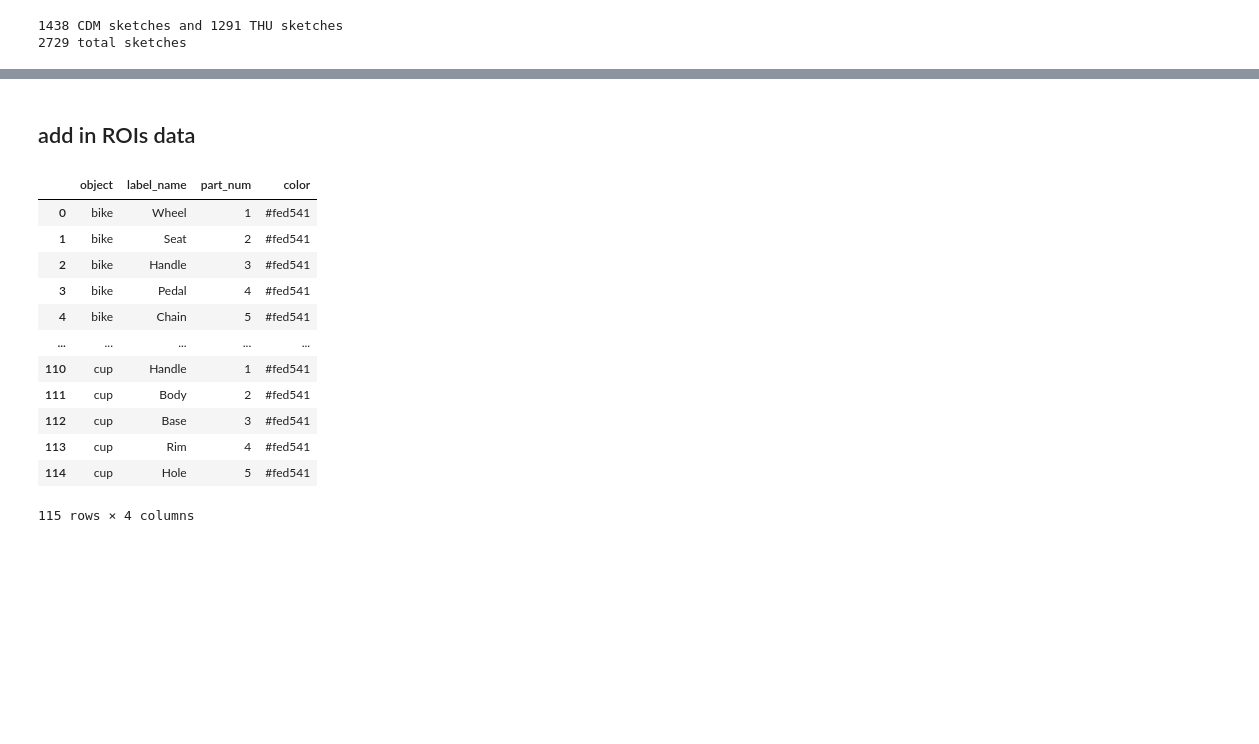
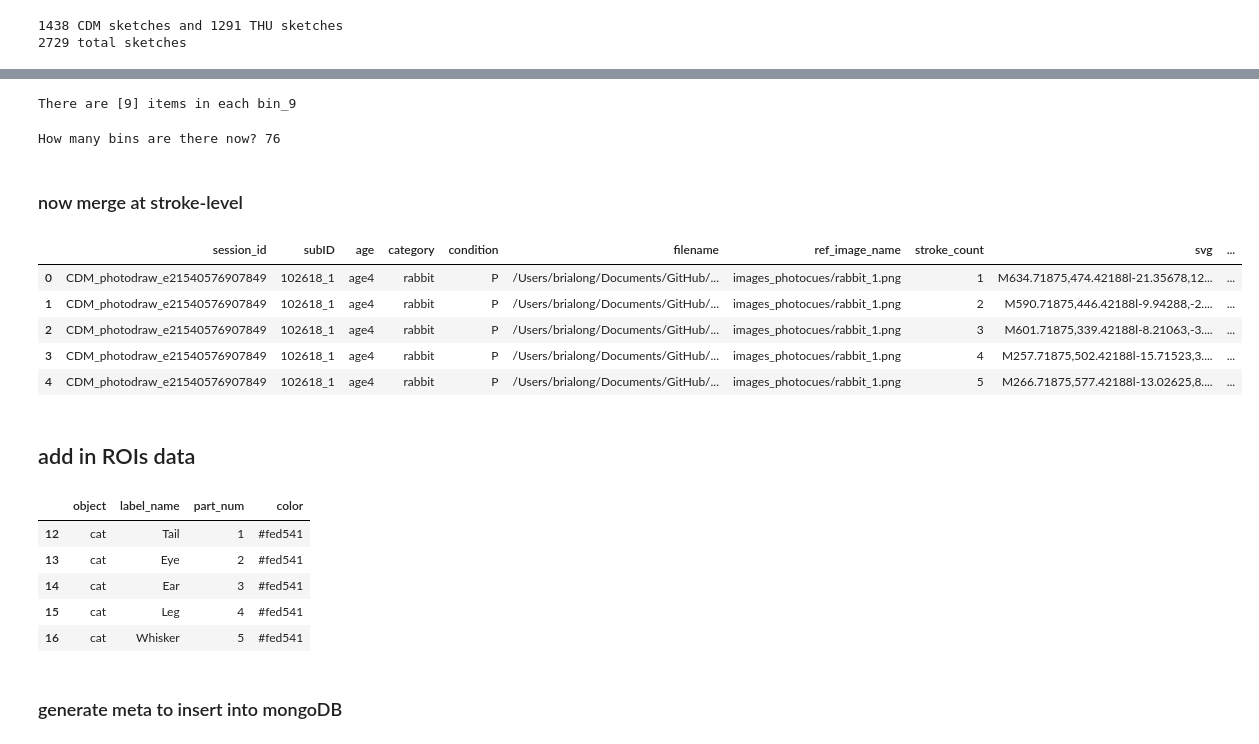
Before and after one commit to brialorelle/xculture-draw, a Jupyter notebook: experiments/part_annotations/stimuli/devphotodraw_annotations_upload_stims_to_MongoDB.ipynb, the cells around one changed output, grey strips where cells are left out. Saved outputs shown, nothing was run; the diff lists cells and outputs as text; code cells hidden in the pictures; blank space fills up the shorter version.

```diff
--- a/experiments/part_annotations/stimuli/devphotodraw_annotations_upload_stims_to_MongoDB.ipynb
+++ b/experiments/part_annotations/stimuli/devphotodraw_annotations_upload_stims_to_MongoDB.ipynb
@@ -96,0 +314,11 @@ Name: category, dtype: int64
+# %%
+## do we have the 9 items in each bin_9?
+checker = []
+for i, bins in regroup_df.groupby('bin_9'):
+    c = bins['filename'].nunique()
+    checker.append(c)
+
+C = pd.DataFrame(checker, columns=['numSketch'])
+print('There are {} items in each bin_9'.format(C['numSketch'].unique()))
+# %% [output]
+There are [9] items in each bin_9
@@ -96,0 +344,4 @@ Name: category, dtype: int64
+# %%
+print('How many bins are there now? {}'.format(regroup_df['bin_9'].nunique()))
+# %% [output]
+How many bins are there now? 76
@@ -96,0 +351,13 @@ Name: category, dtype: int64
+# %% [markdown]
+### now merge at stroke-level
+# %%
+## add bin col to sketch-level animal data
+full_stroke_data = data_test.merge(regroup_df, left_on='filename', right_on='filename', suffixes=('', '_drop'))
+
+# drop the duplicate columns
+full_stroke_data.drop([col for col in full_stroke_data.columns if 'drop' in col], axis=1, inplace=True)
+
+## col cleanup
+# full_stroke_data['arcLength'] = full_stroke_data['arcLength'].astype('int32')
+full_stroke_data['stroke_count'] = full_stroke_data['stroke_count'].astype('int32')
+# full_stroke_data['currStrokeNum'] = full_stroke_data['currStrokeNum'].astype('int32')
@@ -97,3 +372,23 @@ Name: category, dtype: int64
+# %%
+# final['arcLength'] = final['arcLength'].astype(str)
+# final['currStrokeNum'] = final['currStrokeNum'].astype(str)
+full_stroke_data['stroke_count'] = full_stroke_data['stroke_count'].astype(str)
+full_stroke_data['bin'] = full_stroke_data['bin'].astype(str)
+full_stroke_data['bin_9'] = full_stroke_data['bin_9'].astype(str)
+
+full_stroke_data = full_stroke_data.drop(columns=['Unnamed: 0'])
+# %%
+## copy over
+final = full_stroke_data.copy()
+# %%
+final.head()
+# %% [output]
+|  | session_id | subID | age | category | condition | filename | ref_image_name | stroke_count | svg | ... |
+| 0 | CDM_photodraw_e21540576907849 | 102618_1 | age4 | rabbit | P | /Users/brialong/Documents/GitHub/... | images_photocues/rabbit_1.png | 1 | M634.71875,474.42188l-21.35678,12... | ... |
+| 1 | CDM_photodraw_e21540576907849 | 102618_1 | age4 | rabbit | P | /Users/brialong/Documents/GitHub/... | images_photocues/rabbit_1.png | 2 | M590.71875,446.42188l-9.94288,-2.... | ... |
+| 2 | CDM_photodraw_e21540576907849 | 102618_1 | age4 | rabbit | P | /Users/brialong/Documents/GitHub/... | images_photocues/rabbit_1.png | 3 | M601.71875,339.42188l-8.21063,-3.... | ... |
+| 3 | CDM_photodraw_e21540576907849 | 102618_1 | age4 | rabbit | P | /Users/brialong/Documents/GitHub/... | images_photocues/rabbit_1.png | 4 | M257.71875,502.42188l-15.71523,3.... | ... |
+| 4 | CDM_photodraw_e21540576907849 | 102618_1 | age4 | rabbit | P | /Users/brialong/Documents/GitHub/... | images_photocues/rabbit_1.png | 5 | M266.71875,577.42188l-13.02625,8.... | ... |
 # %% [markdown]
 ## add in ROIs data
 # %%
@@ -109,19 +404,3 @@ R['color'] = '#fed541'
 
 ## convert so that can be JSON serialized later
 R['part_num'] = R['part_num'].astype(str)
-# %%
-R
-# %% [output]
-|  | object | label_name | part_num | color |
-| 0 | bike | Wheel | 1 | #fed541 |
-| 1 | bike | Seat | 2 | #fed541 |
-| 2 | bike | Handle | 3 | #fed541 |
-| 3 | bike | Pedal | 4 | #fed541 |
-| 4 | bike | Chain | 5 | #fed541 |
-| ... | ... | ... | ... | ... |
-| 110 | cup | Handle | 1 | #fed541 |
-| 111 | cup | Body | 2 | #fed541 |
-| 112 | cup | Base | 3 | #fed541 |
-| 113 | cup | Rim | 4 | #fed541 |
-| 114 | cup | Hole | 5 | #fed541 |
-115 rows × 4 columns
@@ -127,0 +417,11 @@ R
+# %%
+R_subset.head()
+# %% [output]
+|  | object | label_name | part_num | color |
+| 12 | cat | Tail | 1 | #fed541 |
+| 13 | cat | Eye | 2 | #fed541 |
+| 14 | cat | Ear | 3 | #fed541 |
+| 15 | cat | Leg | 4 | #fed541 |
+| 16 | cat | Whisker | 5 | #fed541 |
+# %% [markdown]
+### generate meta to insert into mongoDB
```
Also changed, not shown: parts of 41 cells of this notebook, 1 other file.
